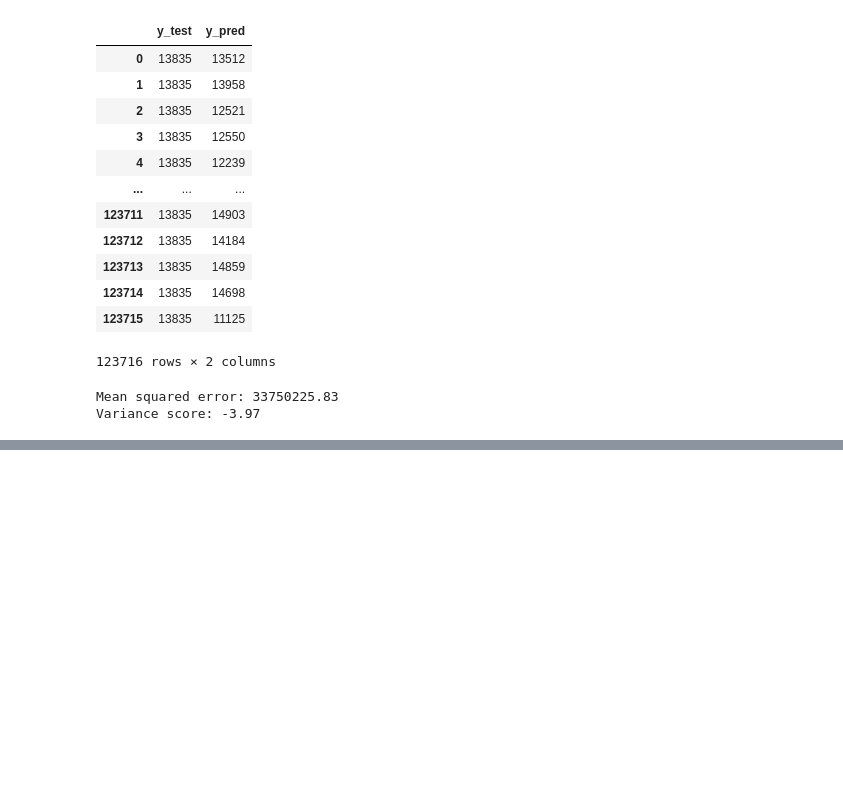
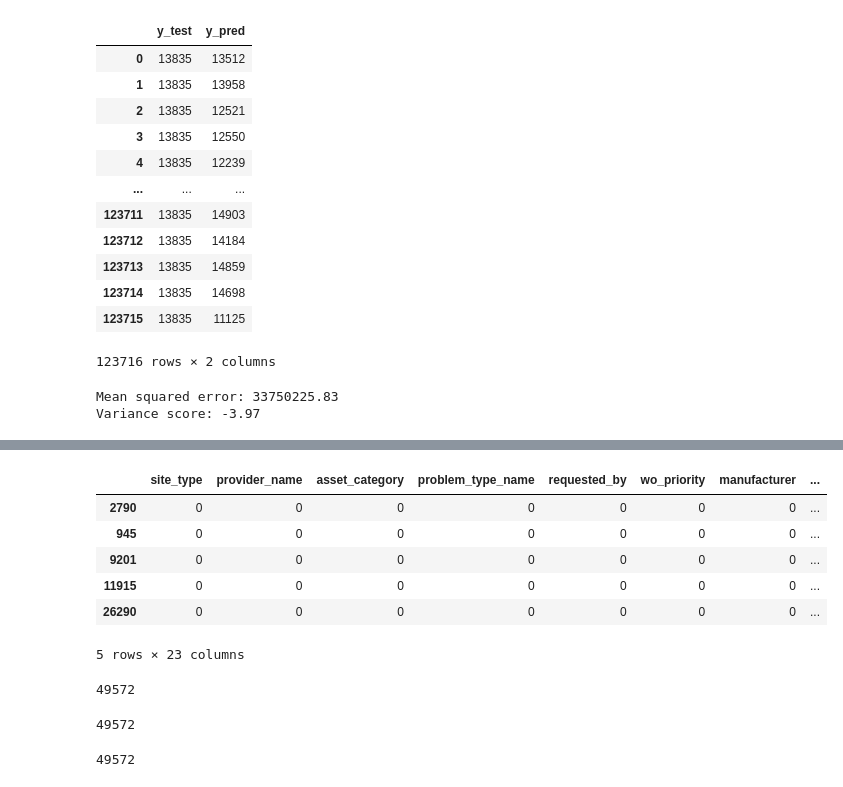
Before and after one commit to sergioduquem15/FINAL_PROJECT_DataMining, a Jupyter notebook: 3-prediction.ipynb, the cells around one changed output, grey strips where cells are left out. Cells and saved outputs as stored; diff of their text form; code cells hidden in the pictures; blank space fills up the shorter version.

```diff
--- a/3-prediction.ipynb
+++ b/3-prediction.ipynb
@@ -155,0 +186,32 @@ Variance score: -3.97
+# %%
+df_sample["date_created_day"] = df_sample["date_created"].apply(lambda x: x.day)
+df_sample["date_completed_day"] = df_sample["date_completed"].apply(lambda x: x.day)
+df_sample["asset_in_service_date_day"] = df_sample["asset_in_service_date"].apply(lambda x: x.day)
+
+df_sample["date_created_month"] = df_sample["date_created"].apply(lambda x: x.month)
+df_sample["date_completed_month"] = df_sample["date_completed"].apply(lambda x: x.month)
+df_sample["asset_in_service_date_month"] = df_sample["asset_in_service_date"].apply(lambda x: x.month)
+
+df_sample["date_created_year"] = df_sample["date_created"].apply(lambda x: x.year)
+df_sample["date_completed_year"] = df_sample["date_completed"].apply(lambda x: x.year)
+df_sample["asset_in_service_date_year"] = df_sample["asset_in_service_date"].apply(lambda x: x.year)
+
+df_sample["date_created_hour"] = df_sample["date_created"].apply(lambda x: x.hour)
+df_sample["date_completed_hour"] = df_sample["date_completed"].apply(lambda x: x.hour)
+df_sample["asset_in_service_date_hour"] = df_sample["asset_in_service_date"].apply(lambda x: x.hour)
+
+df_sample.drop("date_created",axis=1,inplace=True)
+df_sample.drop("date_completed",axis=1,inplace=True)
+df_sample.drop("asset_in_service_date",axis=1,inplace=True)
+# %%
+col = data2015[data2015.columns.tolist()[1:]].columns
+df_sample_filtered = df_sample[col]
+df_sample_filtered.head()
+# %% [output]
+|  | site_type | provider_name | asset_category | problem_type_name | requested_by | wo_priority | manufacturer | ... |
+| 2790 | 0 | 0 | 0 | 0 | 0 | 0 | 0 | ... |
+| 945 | 0 | 0 | 0 | 0 | 0 | 0 | 0 | ... |
+| 9201 | 0 | 0 | 0 | 0 | 0 | 0 | 0 | ... |
+| 11915 | 0 | 0 | 0 | 0 | 0 | 0 | 0 | ... |
+| 26290 | 0 | 0 | 0 | 0 | 0 | 0 | 0 | ... |
+5 rows × 23 columns
@@ -155,0 +231,12 @@ Variance score: -3.97
+# %%
+len(site_number)
+# %% [output]
+49572
+# %%
+len(count_sample)
+# %% [output]
+49572
+# %%
+len(month_sample)
+# %% [output]
+49572
```
Also changed, not shown: parts of 15 cells of this notebook.
